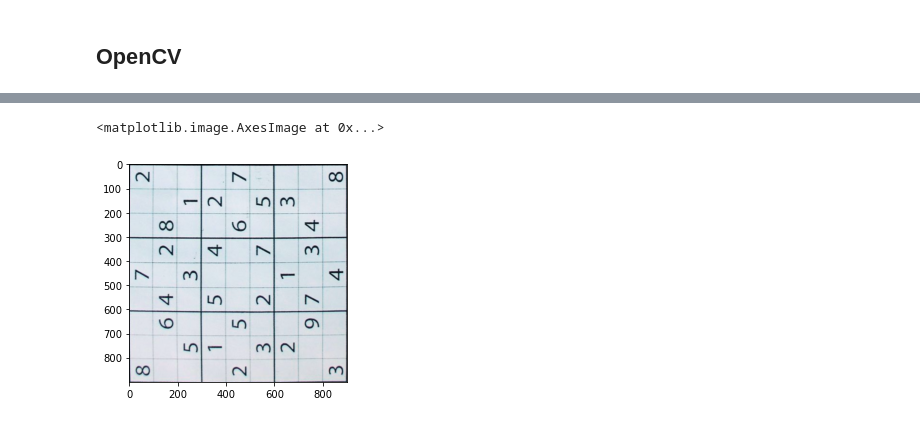
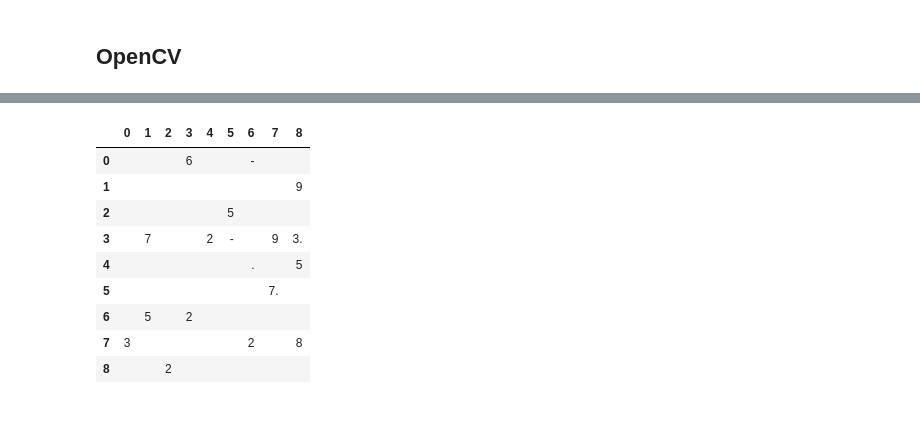
Before and after one commit to Rhinestone1337/sudoku-solver, a Jupyter notebook: sudoku pulp opencv.ipynb, the cells around one changed output, grey strips where cells are left out. Saved outputs shown, nothing was run; the diff lists cells and outputs as text; code cells hidden in the pictures.

```diff
--- a/sudoku pulp opencv.ipynb
+++ b/sudoku pulp opencv.ipynb
@@ -178,11 +237,19 @@ ax[2].axis('off')
+# %%
+pd.DataFrame(np.array(tesser).reshape(9,9))
+# %% [output]
+|  | 0 | 1 | 2 | 3 | 4 | 5 | 6 | 7 | 8 |
+| 0 |  |  |  | 6 |  |  | - |  |  |
+| 1 |  |  |  |  |  |  |  |  | 9 |
+| 2 |  |  |  |  |  | 5 |  |  |  |
+| 3 |  | 7 |  |  | 2 | - |  | 9 | 3. |
+| 4 |  |  |  |  |  |  | . |  | 5 |
+| 5 |  |  |  |  |  |  |  | 7. |  |
+| 6 |  | 5 |  | 2 |  |  |  |  |  |
+| 7 | 3 |  |  |  |  |  | 2 |  | 8 |
+| 8 |  |  | 2 |  |  |  |  |  |  |
 # %%
 board, location = find_board(img)
 input_size = board.shape[:2]
-# %%
-plt.imshow(board)
-# %% [output]
-<matplotlib.image.AxesImage at 0x...>
-[figure, removed]
 # %%
 splitted = split_boxes(board, input_size)
 
```
Also changed, not shown: parts of 5 cells of this notebook, 3 other files.
